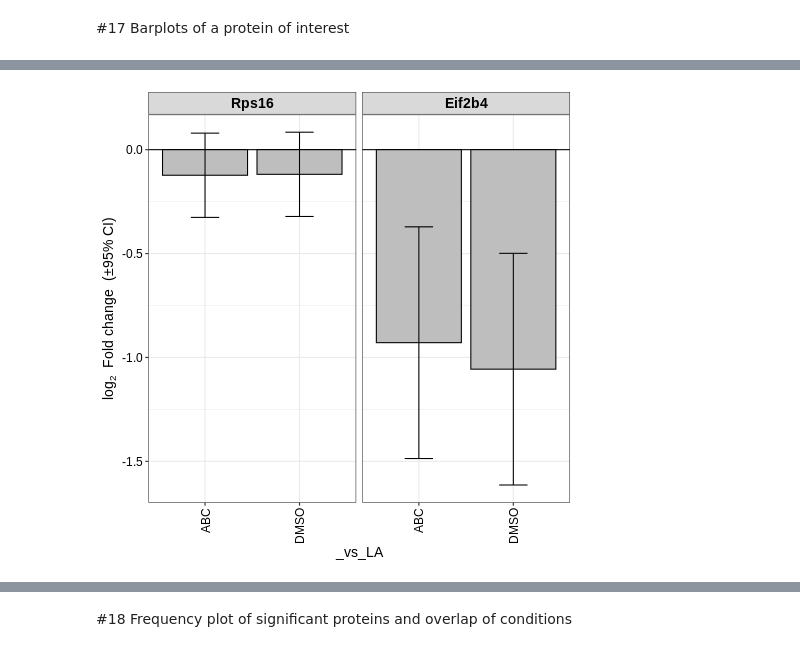
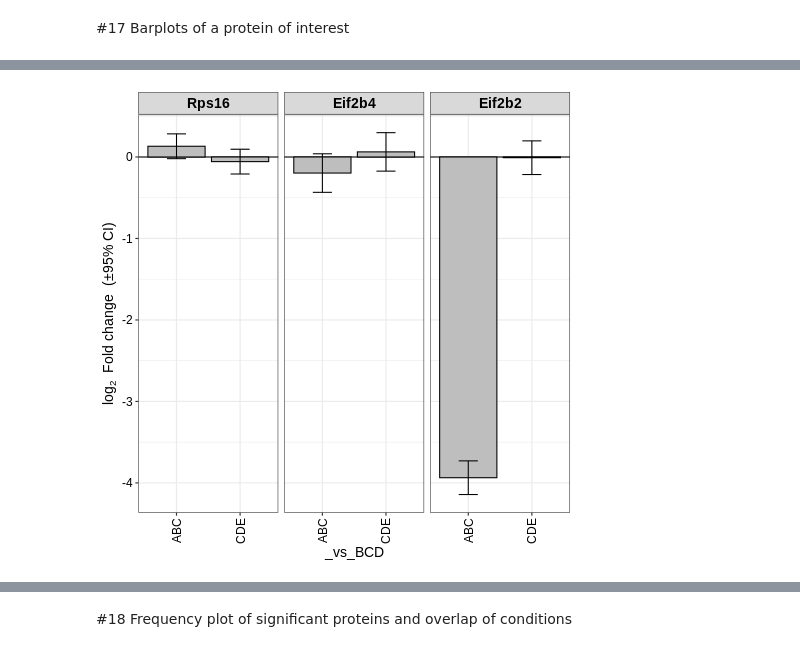
Before and after one commit to B0829009/ProteinAnls, a Jupyter notebook: DEP.ipynb, the cells around one changed output, grey strips where cells are left out. Drawn from its saved outputs; the diff is of its cells as text; code cells hidden in the pictures.

```diff
--- a/DEP.ipynb
+++ b/DEP.ipynb
@@ -421,5 +520,8 @@ print(pic12_3)
 # Differential enrichment analysis  based on linear models and empherical Bayes statistics
 
 # Test every sample versus control
-data_diff <- test_diff(data_imp, type = "control", control = "LA") #LA:要讓使用者可以輸入
+data_diff <- test_diff(data_imp, type = "control", control = control)
+
+# Test all possible comparisons of samples
+#data_diff_all_contrasts <- test_diff(data_imp, type = "all")
 # %% [output]
@@ -501,7 +742,7 @@ print(pic16_1)
 # %%
 %%R
 # Plot a barplot for USP15 and IKBKG
-pic17_1 <- plot_single(dep, proteins = c("Rps16", "Eif2b4"))  #Rps16 Eif2b4要給使用者輸入  #	proteins: Character, The name(s) of the protein(s) to plot.
-print(pic17_1)                            #給使用輸幾個
+pic17_1 <- plot_single(dep, proteins = c( proteinData[,1]) )  #Rps16 Eif2b4要給使用者輸入  #	proteins: Character, The name(s) of the protein(s) to plot. #proteins = c("Rps16", "Eif2b4"))
+print(pic17_1)
 # %% [output]
-[figure, old version]
+[figure, new version]
```
Also changed, not shown: parts of 38 cells of this notebook.
